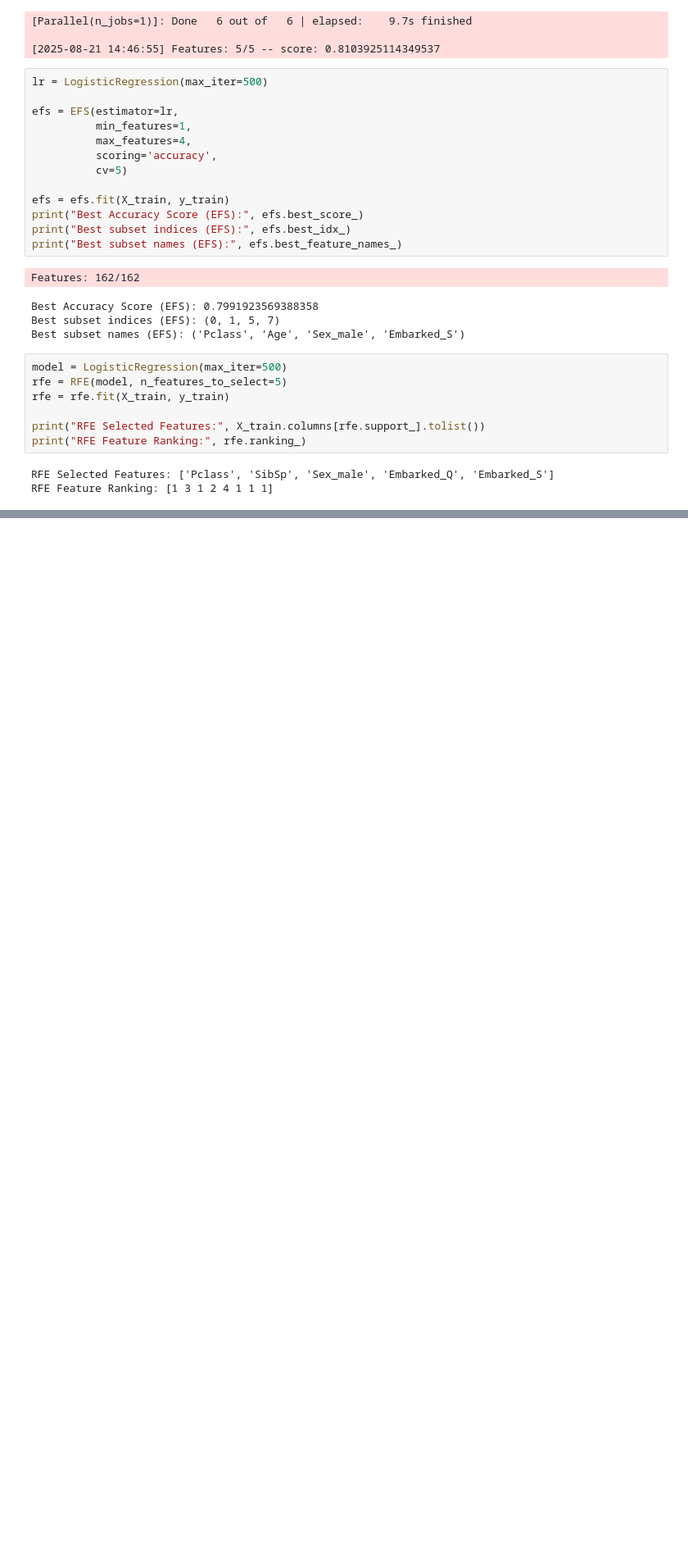
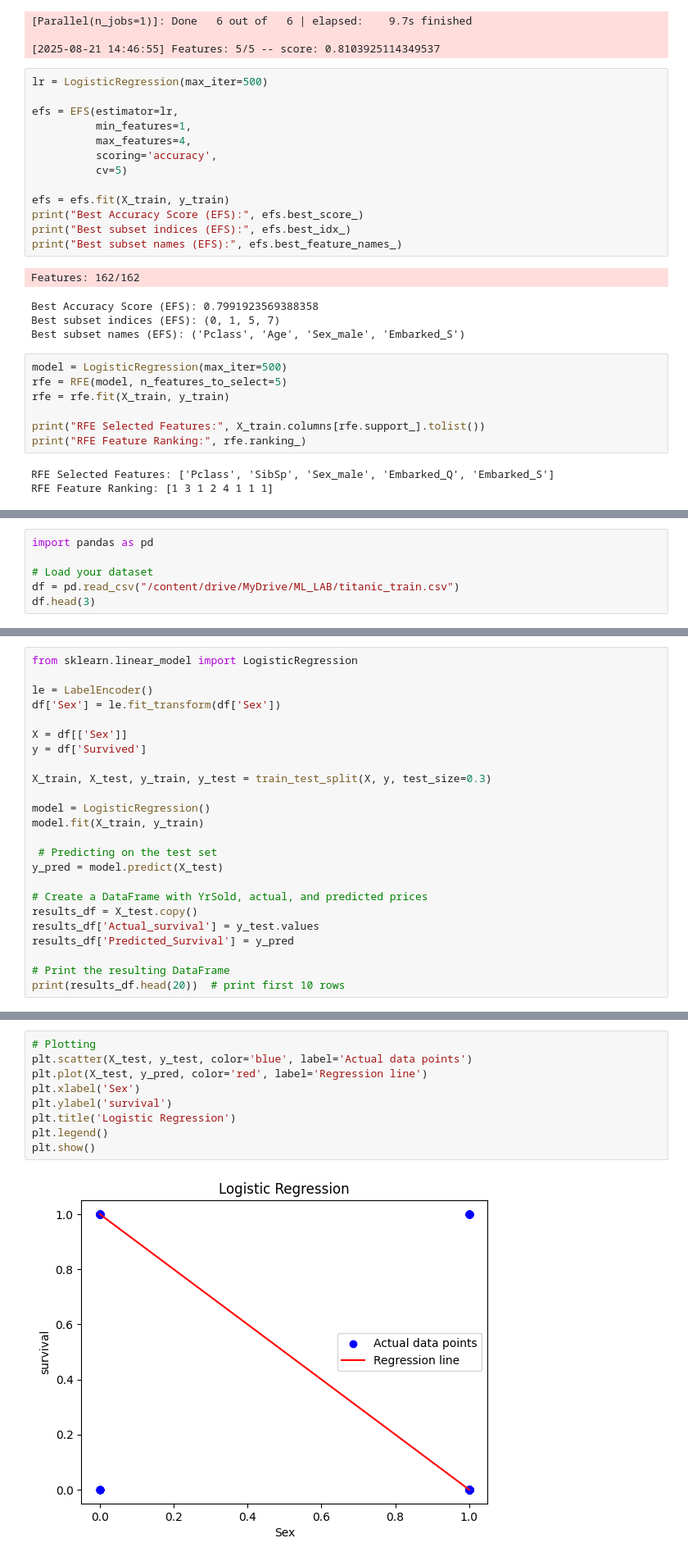
Before and after one commit to sashank1326/ML_Practice, a Jupyter notebook: Titanic_Ml_Features.ipynb, the cells around one changed output, grey strips where cells are left out. Shown: that part at 82% size. Drawn from its saved outputs; the diff is of its cells as text; blank space fills up the shorter version.

Commit message:
LogisticRegression

```diff
--- a/Titanic_Ml_Features.ipynb
+++ b/Titanic_Ml_Features.ipynb
@@ -294,0 +305,6 @@ RFE Feature Ranking: [1 3 1 2 4 1 1 1]
+# %%
+import pandas as pd
+
+# Load your dataset
+df = pd.read_csv("/content/drive/MyDrive/ML_LAB/titanic_train.csv")
+df.head(3)
@@ -294,0 +316,24 @@ RFE Feature Ranking: [1 3 1 2 4 1 1 1]
+# %%
+from sklearn.linear_model import LogisticRegression
+
+le = LabelEncoder()
+df['Sex'] = le.fit_transform(df['Sex'])
+
+X = df[['Sex']]
+y = df['Survived']
+
+X_train, X_test, y_train, y_test = train_test_split(X, y, test_size=0.3)
+
+model = LogisticRegression()
+model.fit(X_train, y_train)
+
+ # Predicting on the test set
+y_pred = model.predict(X_test)
+
+# Create a DataFrame with YrSold, actual, and predicted prices
+results_df = X_test.copy()
+results_df['Actual_survival'] = y_test.values
+results_df['Predicted_Survival'] = y_pred
+
+# Print the resulting DataFrame
+print(results_df.head(20))  # print first 10 rows
@@ -294,0 +358,11 @@ RFE Feature Ranking: [1 3 1 2 4 1 1 1]
+# %%
+# Plotting
+plt.scatter(X_test, y_test, color='blue', label='Actual data points')
+plt.plot(X_test, y_pred, color='red', label='Regression line')
+plt.xlabel('Sex')
+plt.ylabel('survival')
+plt.title('Logistic Regression')
+plt.legend()
+plt.show()
+# %% [output]
+[figure, added]
```
Also changed, not shown: parts of 8 cells of this notebook.
